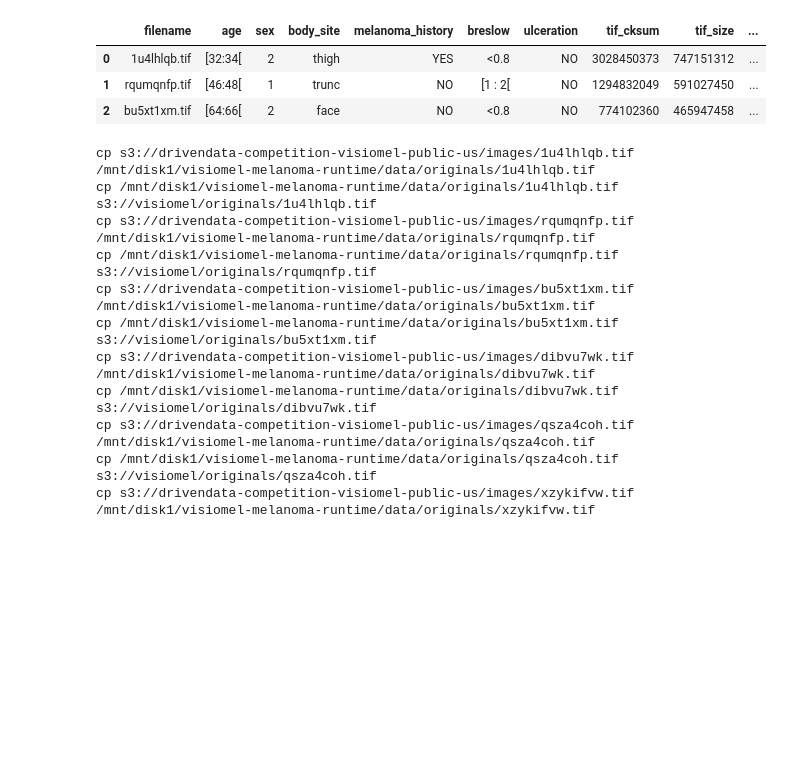
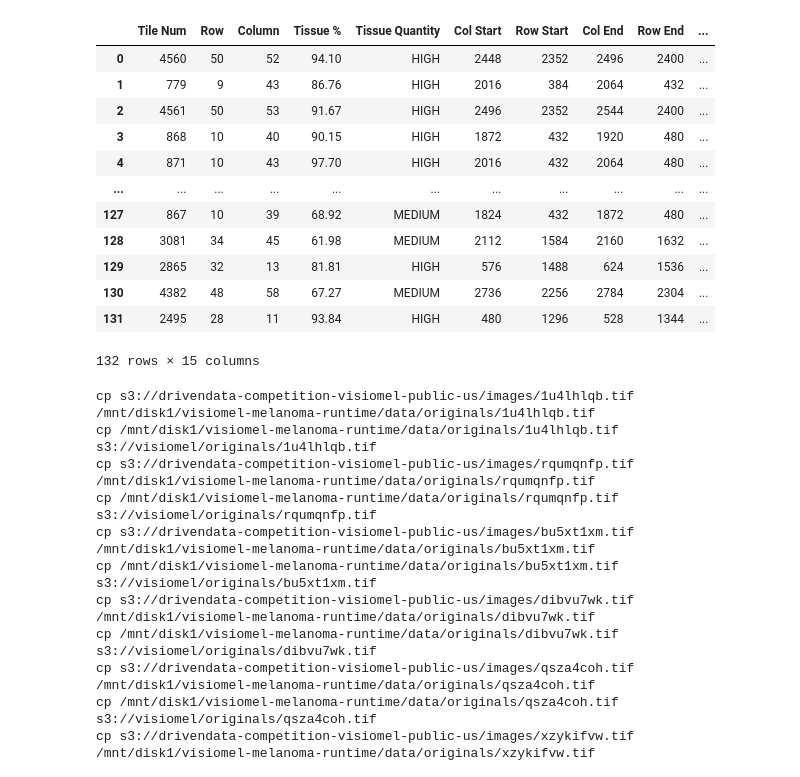
Before and after one commit to Graham-Broughton/visiomel-melanoma-runtime, a Jupyter notebook: notebooks/1.EDA.ipynb, the cells around one changed output. Drawn from its saved outputs; the diff is of its cells as text; code cells hidden in the pictures; blank space fills up the shorter version.

```diff
--- a/notebooks/1.EDA.ipynb
+++ b/notebooks/1.EDA.ipynb
@@ -29,10 +38,3 @@ test_meta = pd.read_csv(f'{CFG.DATA_PATH}/test_metadata.csv')
 train_labels = pd.read_csv(f'{CFG.DATA_PATH}/train_labels.csv')
 test_labels = pd.read_csv(f'{CFG.DATA_PATH}/test_labels.csv')
 annot = pd.read_csv(f'{CFG.DATA_PATH}/annotations.csv')
-# %%
-train_meta.head(3)
-# %% [output]
-|  | filename | age | sex | body_site | melanoma_history | breslow | ulceration | tif_cksum | tif_size | ... |
-| 0 | 1u4lhlqb.tif | [32:34[ | 2 | thigh | YES | <0.8 | NO | 3028450373 | 747151312 | ... |
-| 1 | rqumqnfp.tif | [46:48[ | 1 | trunc | NO | [1 : 2[ | NO | 1294832049 | 591027450 | ... |
-| 2 | bu5xt1xm.tif | [64:66[ | 2 | face | NO | <0.8 | NO | 774102360 | 465947458 | ... |
@@ -39,3 +45,20 @@ train_meta.head(3)
+# %%
+tmp = pd.read_csv('../workspace/tile_data/48/0e1v575k-tile_data.csv', header=12).sort_values('Score', ascending=False).reset_index(drop=True)
+tmp[tmp['Score'] > 0.7]
+# %% [output]
+|  | Tile Num | Row | Column | Tissue % | Tissue Quantity | Col Start | Row Start | Col End | Row End | ... |
+| 0 | 4560 | 50 | 52 | 94.10 | HIGH | 2448 | 2352 | 2496 | 2400 | ... |
+| 1 | 779 | 9 | 43 | 86.76 | HIGH | 2016 | 384 | 2064 | 432 | ... |
+| 2 | 4561 | 50 | 53 | 91.67 | HIGH | 2496 | 2352 | 2544 | 2400 | ... |
+| 3 | 868 | 10 | 40 | 90.15 | HIGH | 1872 | 432 | 1920 | 480 | ... |
+| 4 | 871 | 10 | 43 | 97.70 | HIGH | 2016 | 432 | 2064 | 480 | ... |
+| ... | ... | ... | ... | ... | ... | ... | ... | ... | ... | ... |
+| 127 | 867 | 10 | 39 | 68.92 | MEDIUM | 1824 | 432 | 1872 | 480 | ... |
+| 128 | 3081 | 34 | 45 | 61.98 | MEDIUM | 2112 | 1584 | 2160 | 1632 | ... |
+| 129 | 2865 | 32 | 13 | 81.81 | HIGH | 576 | 1488 | 624 | 1536 | ... |
+| 130 | 4382 | 48 | 58 | 67.27 | MEDIUM | 2736 | 2256 | 2784 | 2304 | ... |
+| 131 | 2495 | 28 | 11 | 93.84 | HIGH | 480 | 1296 | 528 | 1344 | ... |
+132 rows × 15 columns
 # %%
 !s5cmd --no-sign-request ls s3://drivendata-competition-visiomel-public-us/images/ > list.txt
 with open('list.txt') as f:
```
Also changed, not shown: parts of 3 cells of this notebook, 7 other files.
